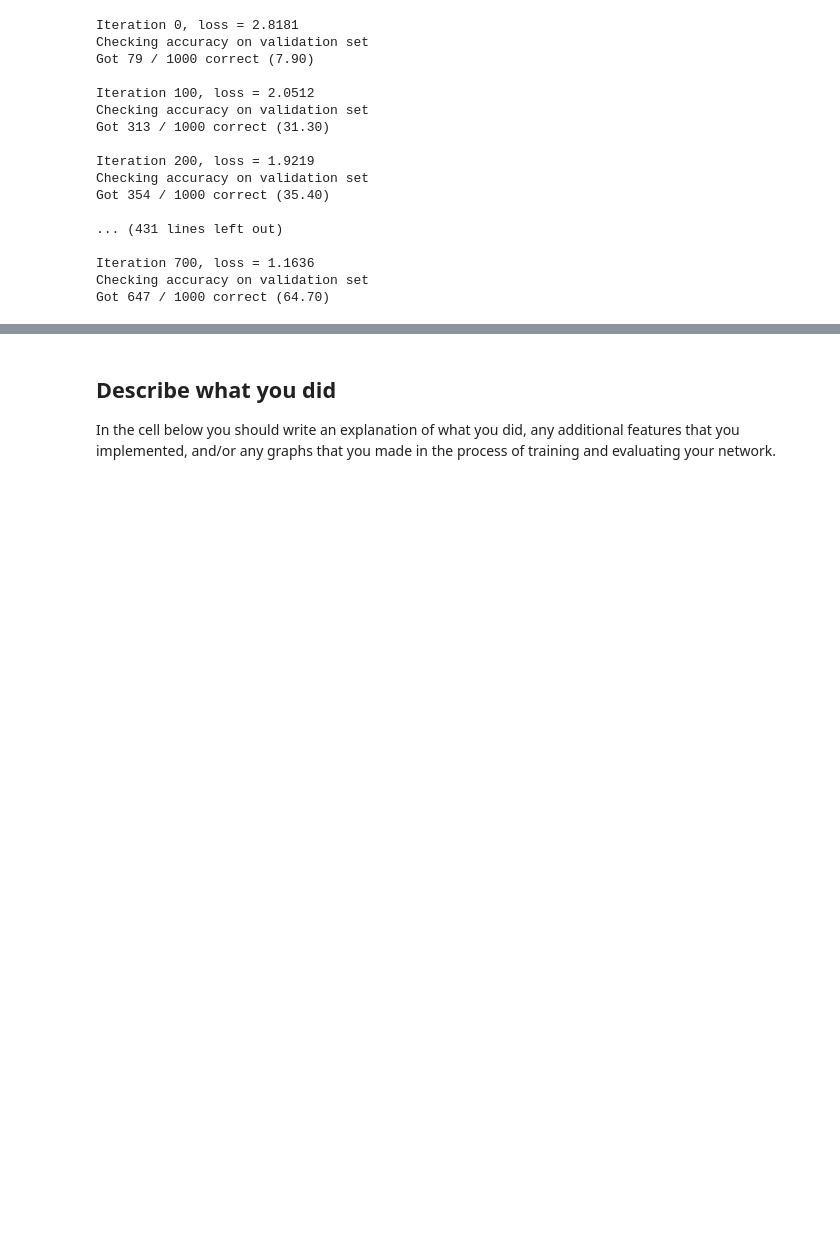
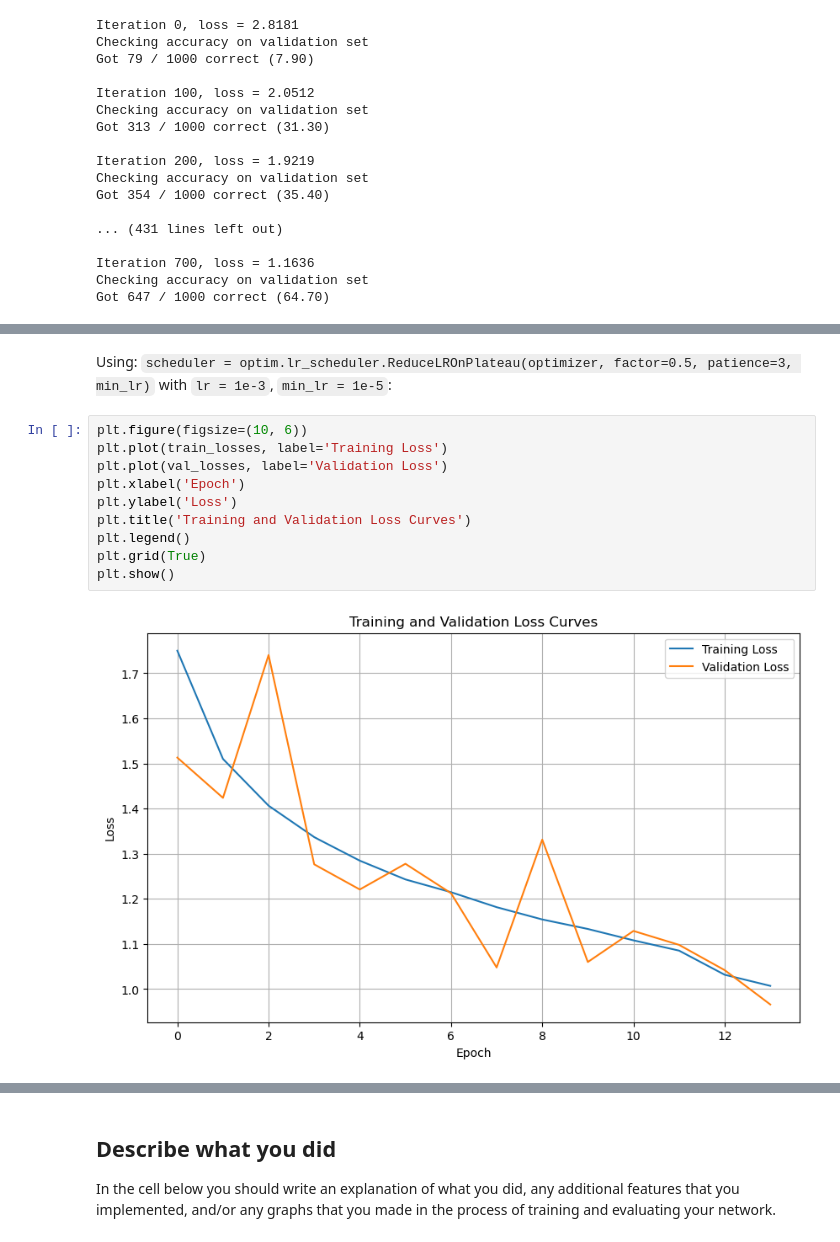
Before and after one commit to musitelli/DLVIS, a Jupyter notebook: assignment2/PyTorch.ipynb, the cells around one changed output, grey strips where cells are left out. Saved outputs shown, nothing was run; the diff lists cells and outputs as text; blank space fills up the shorter version.

```diff
--- a/assignment2/PyTorch.ipynb
+++ b/assignment2/PyTorch.ipynb
@@ -1462,0 +1346,16 @@ plt.show()
+# %% [markdown]
+Using:
+`scheduler = optim.lr_scheduler.ReduceLROnPlateau(optimizer, factor=0.5, patience=3, min_lr)`
+with `lr = 1e-3`, `min_lr = 1e-5`:
+# %%
+plt.figure(figsize=(10, 6))
+plt.plot(train_losses, label='Training Loss')
+plt.plot(val_losses, label='Validation Loss')
+plt.xlabel('Epoch')
+plt.ylabel('Loss')
+plt.title('Training and Validation Loss Curves')
+plt.legend()
+plt.grid(True)
+plt.show()
+# %% [output]
+[figure, added]
```
Also changed, not shown: parts of 18 cells of this notebook, 6 other files.
